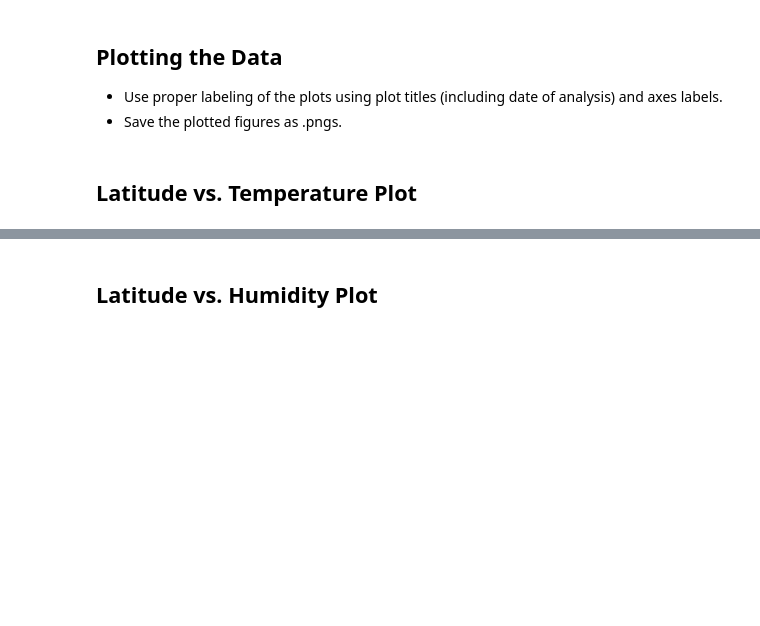
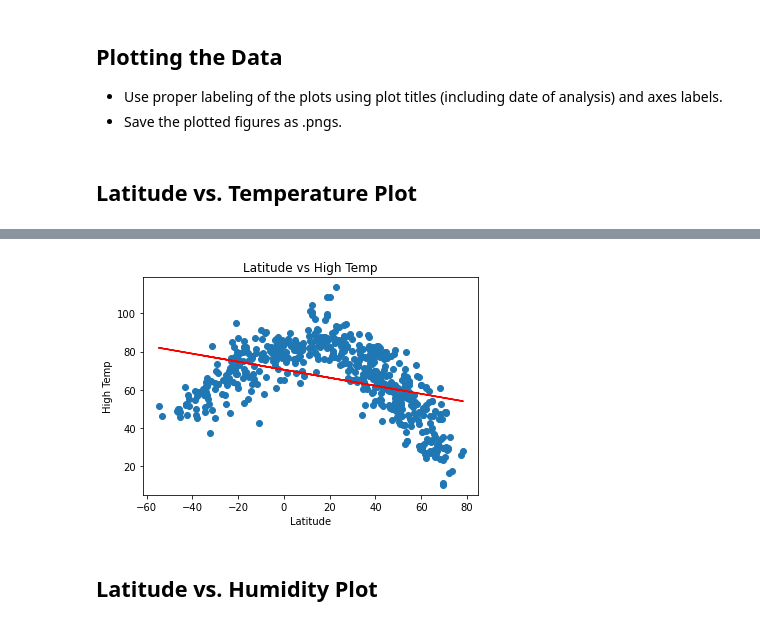
Before and after one commit to d4t4Guy/API-practice, a Jupyter notebook: WeatherPy/WeatherPy.ipynb, the cells around one changed output, grey strips where cells are left out. Cells and saved outputs as stored; diff of their text form; code cells hidden in the pictures; blank space fills up the shorter version.

```diff
--- a/WeatherPy/WeatherPy.ipynb
+++ b/WeatherPy/WeatherPy.ipynb
@@ -230,2 +204,35 @@ plt.show()
+# %%
+# Function definition to linear regress two series that form x,y values, labels, and title
+# DEPENDECIES: scipystats.linregress; matplotlib.pyplot as plt
+
+def linregr_scatter  (independent_variable
+                    ,dependent_variable
+                    ,x_label
+                    ,y_label
+                    ,chart_title):
+
+
+#Decided to keep r & p values for future use
+    beta, alpha, r, p, stderr=linregress(independent_variable, dependent_variable)
+    y_predict = beta*independent_variable + alpha
+
+    plt.plot(independent_variable, y_predict, color='r')
+    plt.scatter(independent_variable, dependent_variable)
+    plt.title(chart_title)
+    plt.xlabel(x_label)
+    plt.ylabel(y_label)
+    plt.savefig(f'output_data/images/{y_label}.png')  #to-do: generalize this, maybe pass outfile path as argument? also, error trapping in case user tries to save same filename >1 time
+    plt.show()
+# %%
+# test - should generate identical chart to the above:
+independent_variable = clean_city_data['city_lat']
+dependent_variable   = clean_city_data['max_temp']
+x_label = 'Latitude'
+y_label = 'High Temp'
+chart_title = f'{x_label} vs {y_label}'
+
+linregr_scatter(independent_variable, dependent_variable, x_label, y_label, chart_title)
+# %% [output]
+[figure, added]
 # %% [markdown]
 ## Latitude vs. Humidity Plot
```
Also changed, not shown: parts of 28 cells of this notebook, 1 other file.
